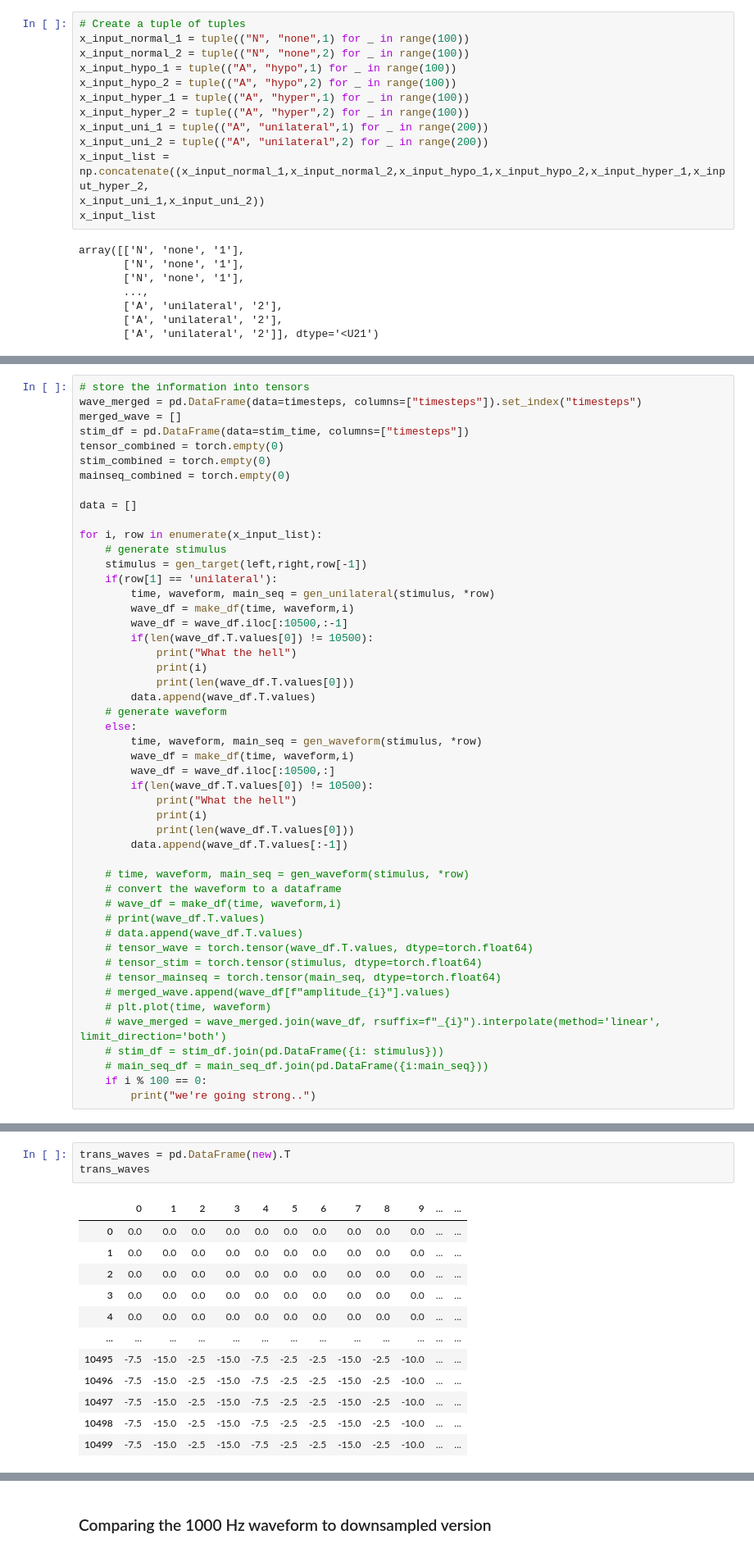
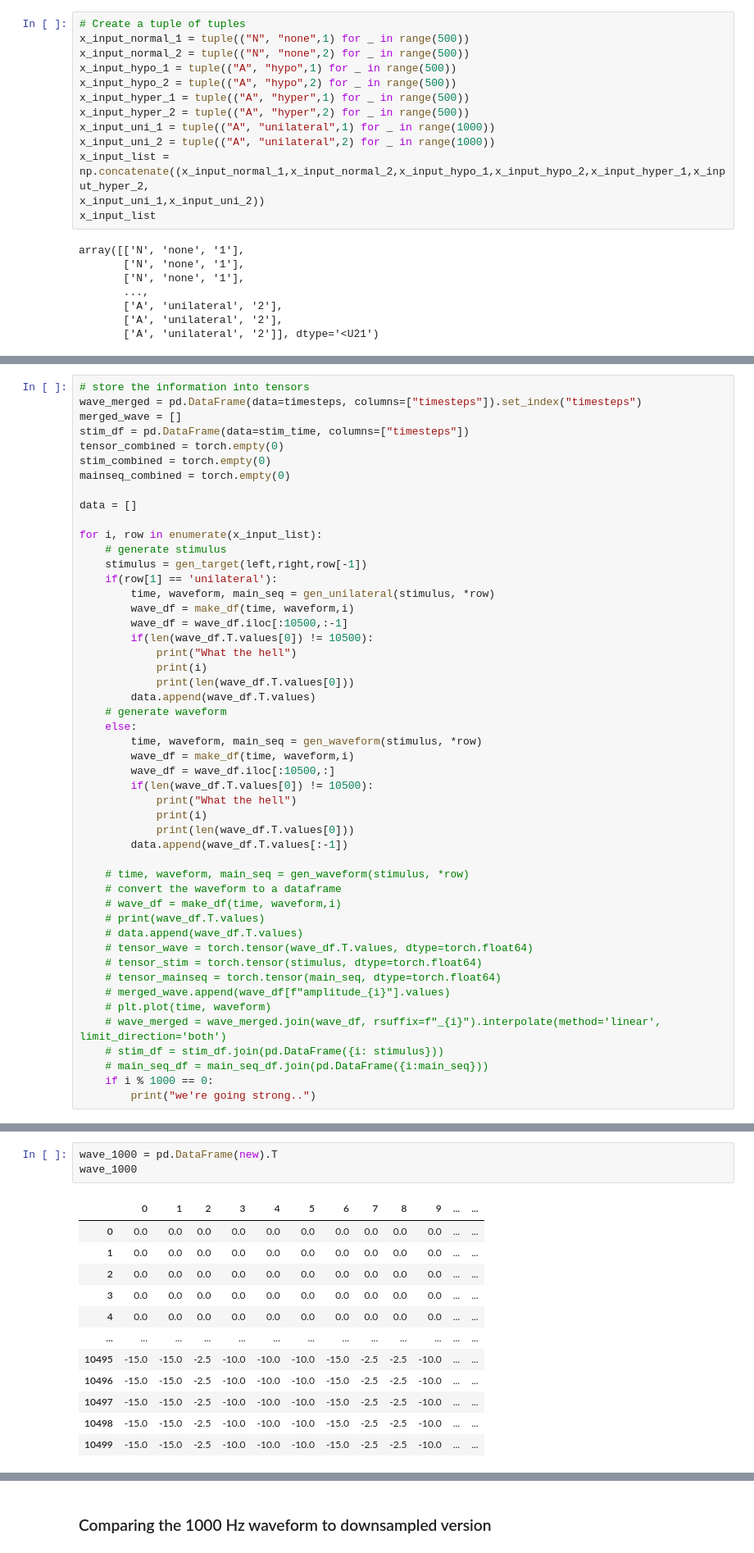
Before and after one commit to rsrini10/PCM, a Jupyter notebook: prelimwaveformcnnmodel.ipynb, the cells around one changed output, grey strips where cells are left out. Shown at 82% size. Cells and saved outputs as stored; diff of their text form.

```diff
--- a/prelimwaveformcnnmodel.ipynb
+++ b/prelimwaveformcnnmodel.ipynb
@@ -724,13 +752,13 @@ plt.scatter(t,reconstructed_laser)
 # %%
 # Create a tuple of tuples
-x_input_normal_1 = tuple(("N", "none",1) for _ in range(100))
-x_input_normal_2 = tuple(("N", "none",2) for _ in range(100))
-x_input_hypo_1 = tuple(("A", "hypo",1) for _ in range(100))
-x_input_hypo_2 = tuple(("A", "hypo",2) for _ in range(100))
-x_input_hyper_1 = tuple(("A", "hyper",1) for _ in range(100))
-x_input_hyper_2 = tuple(("A", "hyper",2) for _ in range(100))
-x_input_uni_1 = tuple(("A", "unilateral",1) for _ in range(200))
-x_input_uni_2 = tuple(("A", "unilateral",2) for _ in range(200))
+x_input_normal_1 = tuple(("N", "none",1) for _ in range(500))
+x_input_normal_2 = tuple(("N", "none",2) for _ in range(500))
+x_input_hypo_1 = tuple(("A", "hypo",1) for _ in range(500))
+x_input_hypo_2 = tuple(("A", "hypo",2) for _ in range(500))
+x_input_hyper_1 = tuple(("A", "hyper",1) for _ in range(500))
+x_input_hyper_2 = tuple(("A", "hyper",2) for _ in range(500))
+x_input_uni_1 = tuple(("A", "unilateral",1) for _ in range(1000))
+x_input_uni_2 = tuple(("A", "unilateral",2) for _ in range(1000))
 x_input_list = np.concatenate((x_input_normal_1,x_input_normal_2,x_input_hypo_1,x_input_hypo_2,x_input_hyper_1,x_input_hyper_2,
 x_input_uni_1,x_input_uni_2))
 x_input_list
@@ -832,7 +827,7 @@ for i, row in enumerate(x_input_list):
     # wave_merged = wave_merged.join(wave_df, rsuffix=f"_{i}").interpolate(method='linear', limit_direction='both')
     # stim_df = stim_df.join(pd.DataFrame({i: stimulus}))
     # main_seq_df = main_seq_df.join(pd.DataFrame({i:main_seq}))
-    if i % 100 == 0:
+    if i % 1000 == 0:
         print("we're going strong..")
 # %% [output]
 we're going strong..
@@ -903,16 +895,16 @@ array([['N', 'none', '1'],
 # %%
-trans_waves = pd.DataFrame(new).T
-trans_waves
+wave_1000 = pd.DataFrame(new).T
+wave_1000
 # %% [output]
 |  | 0 | 1 | 2 | 3 | 4 | 5 | 6 | 7 | 8 | 9 | ... | ... |
 | 0 | 0.0 | 0.0 | 0.0 | 0.0 | 0.0 | 0.0 | 0.0 | 0.0 | 0.0 | 0.0 | ... | ... |
 | 1 | 0.0 | 0.0 | 0.0 | 0.0 | 0.0 | 0.0 | 0.0 | 0.0 | 0.0 | 0.0 | ... | ... |
 | 2 | 0.0 | 0.0 | 0.0 | 0.0 | 0.0 | 0.0 | 0.0 | 0.0 | 0.0 | 0.0 | ... | ... |
 | 3 | 0.0 | 0.0 | 0.0 | 0.0 | 0.0 | 0.0 | 0.0 | 0.0 | 0.0 | 0.0 | ... | ... |
 | 4 | 0.0 | 0.0 | 0.0 | 0.0 | 0.0 | 0.0 | 0.0 | 0.0 | 0.0 | 0.0 | ... | ... |
 | ... | ... | ... | ... | ... | ... | ... | ... | ... | ... | ... | ... | ... |
-| 10495 | -7.5 | -15.0 | -2.5 | -15.0 | -7.5 | -2.5 | -2.5 | -15.0 | -2.5 | -10.0 | ... | ... |
-| 10496 | -7.5 | -15.0 | -2.5 | -15.0 | -7.5 | -2.5 | -2.5 | -15.0 | -2.5 | -10.0 | ... | ... |
-| 10497 | -7.5 | -15.0 | -2.5 | -15.0 | -7.5 | -2.5 | -2.5 | -15.0 | -2.5 | -10.0 | ... | ... |
-| 10498 | -7.5 | -15.0 | -2.5 | -15.0 | -7.5 | -2.5 | -2.5 | -15.0 | -2.5 | -10.0 | ... | ... |
-| 10499 | -7.5 | -15.0 | -2.5 | -15.0 | -7.5 | -2.5 | -2.5 | -15.0 | -2.5 | -10.0 | ... | ... |
+| 10495 | -15.0 | -15.0 | -2.5 | -10.0 | -10.0 | -10.0 | -15.0 | -2.5 | -2.5 | -10.0 | ... | ... |
+| 10496 | -15.0 | -15.0 | -2.5 | -10.0 | -10.0 | -10.0 | -15.0 | -2.5 | -2.5 | -10.0 | ... | ... |
+| 10497 | -15.0 | -15.0 | -2.5 | -10.0 | -10.0 | -10.0 | -15.0 | -2.5 | -2.5 | -10.0 | ... | ... |
+| 10498 | -15.0 | -15.0 | -2.5 | -10.0 | -10.0 | -10.0 | -15.0 | -2.5 | -2.5 | -10.0 | ... | ... |
+| 10499 | -15.0 | -15.0 | -2.5 | -10.0 | -10.0 | -10.0 | -15.0 | -2.5 | -2.5 | -10.0 | ... | ... |
```
Also changed, not shown: parts of 32 cells of this notebook.
